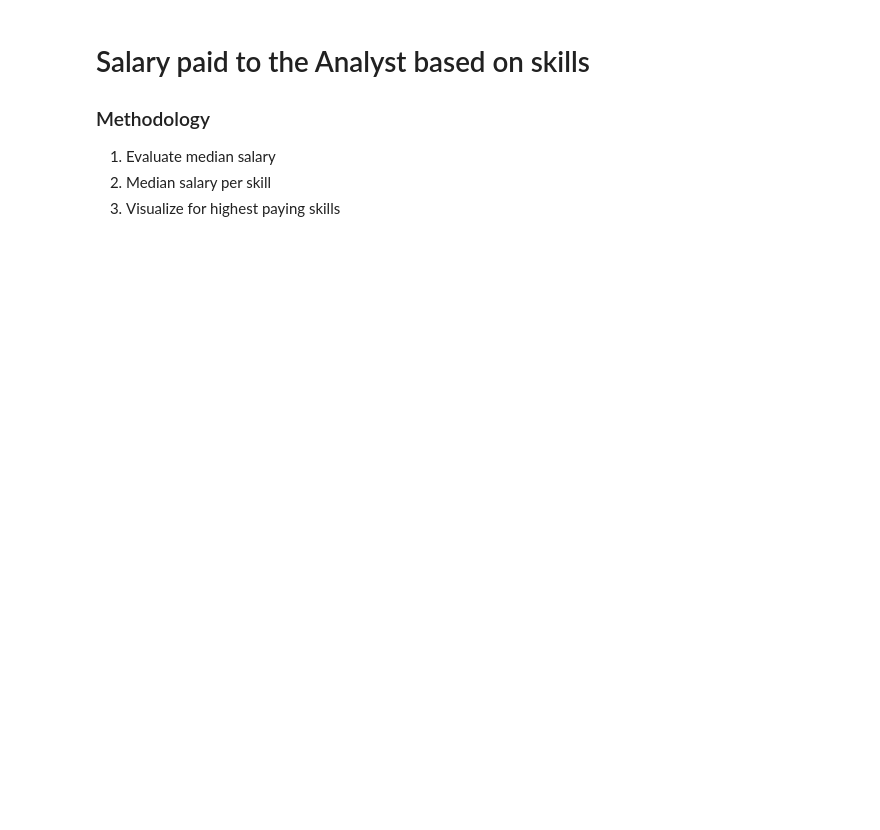
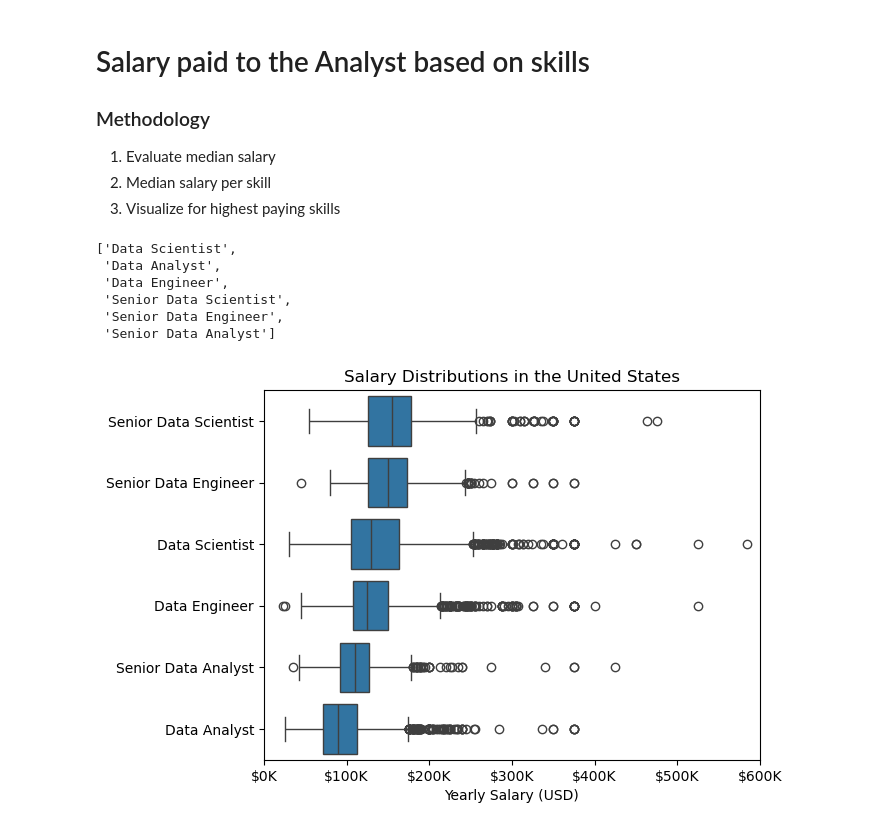
Before and after one commit to Sumed-git/Python_project, a Jupyter notebook: 4_Salary_analysis.ipynb, the cells around one changed output. Saved outputs shown, nothing was run; the diff lists cells and outputs as text; code cells hidden in the pictures; blank space fills up the shorter version.

Commit message:
Added salary analysis & updated Readme(new)

```diff
--- a/4_Salary_analysis.ipynb
+++ b/4_Salary_analysis.ipynb
@@ -24,3 +24,38 @@ df['job_posted_date'] = pd.to_datetime(df['job_posted_date'])
 df['job_skills'] = df['job_skills'].apply(
     lambda x: ast.literal_eval(x) if pd.notna(x) else x
 )
+# %%
+# filter for the job titles and country
+df_US = df[df['job_country'] == 'United States'].dropna(subset=['salary_year_avg'])
+# %%
+job_titles = df_US['job_title_short'].value_counts().index[:6].tolist()
+
+job_titles
+# %% [output]
+['Data Scientist',
+ 'Data Analyst',
+ 'Data Engineer',
+ 'Senior Data Scientist',
+ 'Senior Data Engineer',
+ 'Senior Data Analyst']
+# %%
+df_US_top6 = df_US[df_US['job_title_short'].isin(job_titles)]
+# %%
+job_order = df_US_top6.groupby('job_title_short')['salary_year_avg'].median().sort_values(ascending=False).index
+# %%
+sns.boxplot(data=df_US_top6, x='salary_year_avg', y='job_title_short', order =job_order)
+
+plt.title('Salary Distributions in the United States')
+plt.xlabel('Yearly Salary (USD)')
+plt.ylabel('')
+
+plt.xlim(0, 600000)
+
+ax = plt.gca()
+
+ticks_x = plt.FuncFormatter(lambda x, pos: f'${int(x/1000)}K')
+ax.xaxis.set_major_formatter(ticks_x)
+
+plt.show()
+# %% [output]
+[figure, added]
```
Also changed, not shown: 2 other files.
